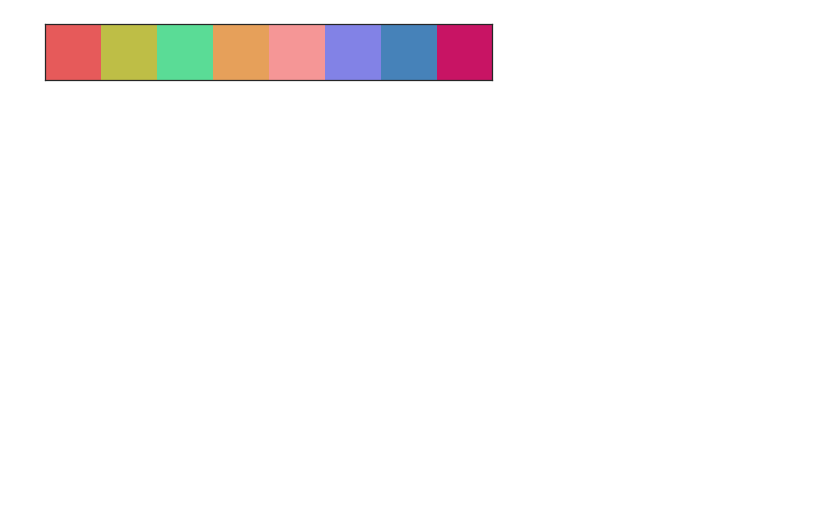
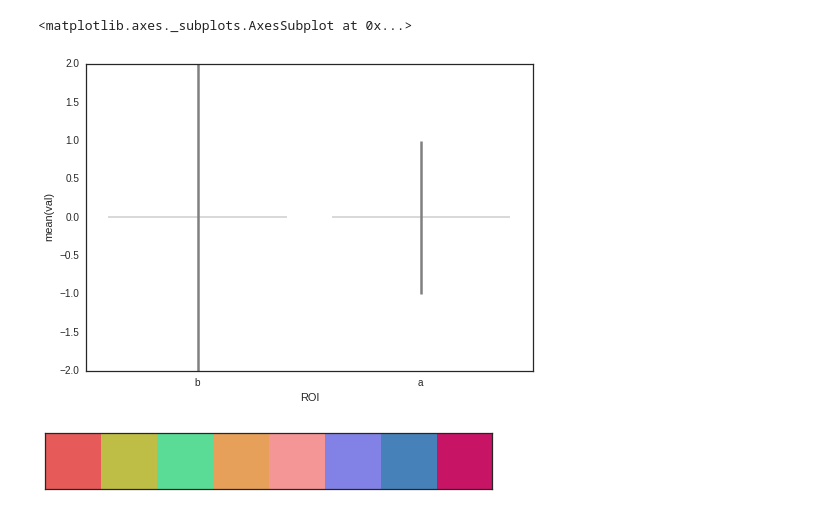
Before and after one commit to iancballard/magnitude, a Jupyter notebook: roi_analysis.ipynb, the cells around one changed output. Saved outputs shown, nothing was run; the diff lists cells and outputs as text; code cells hidden in the pictures; blank space fills up the shorter version.

```diff
--- a/roi_analysis.ipynb
+++ b/roi_analysis.ipynb
@@ -72 +156,15 @@ def extract_copes(exp,regspace,smoothing,contrast):
+# %%
+df = pd.DataFrame({'ROI':['a','b'],
+                  'val': [0.0,0.0],
+                  'err':[1.0,2.0]})
+df['ROI'] = pd.Categorical(df['ROI'], ['b','a'])
+df = df.sort('ROI')
+# %%
+sns.barplot(x='ROI',y='val',data = df,
+#                 x_order = ['b','a'],
+            **{'yerr':df['err'],
+               'error_kw':dict(ecolor='grey', lw=2.5)})
+# %% [output]
+<matplotlib.axes._subplots.AxesSubplot at 0x...>
+[figure, added]
 # %%
```
Also changed, not shown: parts of 27 cells of this notebook.
